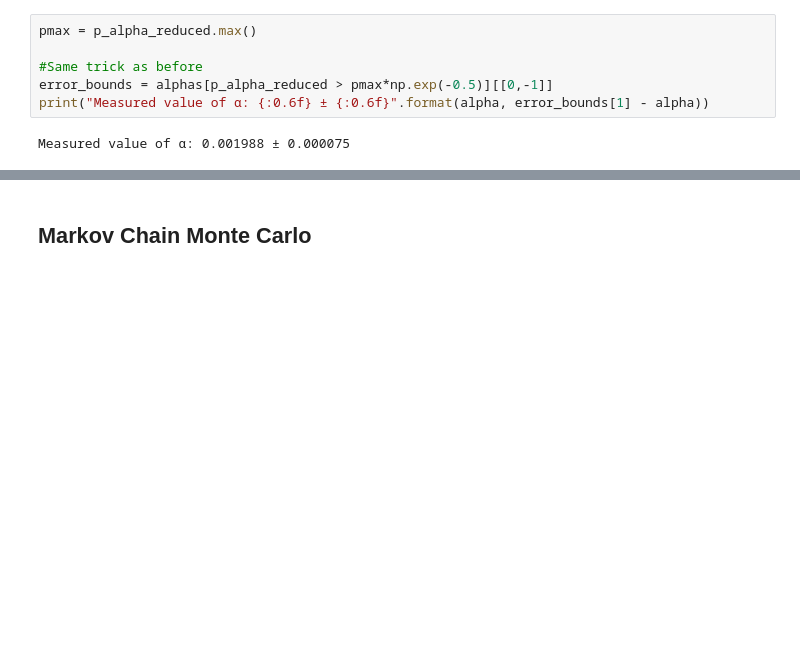
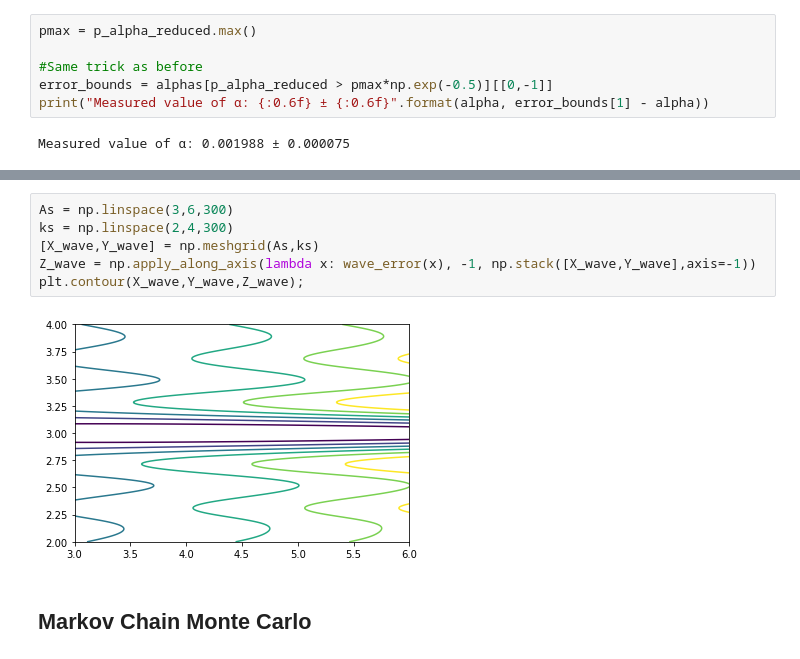
Before and after one commit to Cisneros-Galaxy/RCFM, a Jupyter notebook: rich_docs/Malleus.ipynb, the cells around one changed output, grey strips where cells are left out. Saved outputs shown, nothing was run; the diff lists cells and outputs as text; blank space fills up the shorter version.

```diff
--- a/rich_docs/Malleus.ipynb
+++ b/rich_docs/Malleus.ipynb
@@ -607,3 +646,11 @@ Well, in the old framework of reporting a single uncertainty, you're in trouble.
+# %%
+As = np.linspace(3,6,300)
+ks = np.linspace(2,4,300)
+[X_wave,Y_wave] = np.meshgrid(As,ks)
+Z_wave = np.apply_along_axis(lambda x: wave_error(x), -1, np.stack([X_wave,Y_wave],axis=-1))
+plt.contour(X_wave,Y_wave,Z_wave);
+# %% [output]
+[figure, added]
 # %% [markdown]
 ## Markov Chain Monte Carlo
 # %% [markdown]
```
Also changed, not shown: parts of 30 cells of this notebook.
